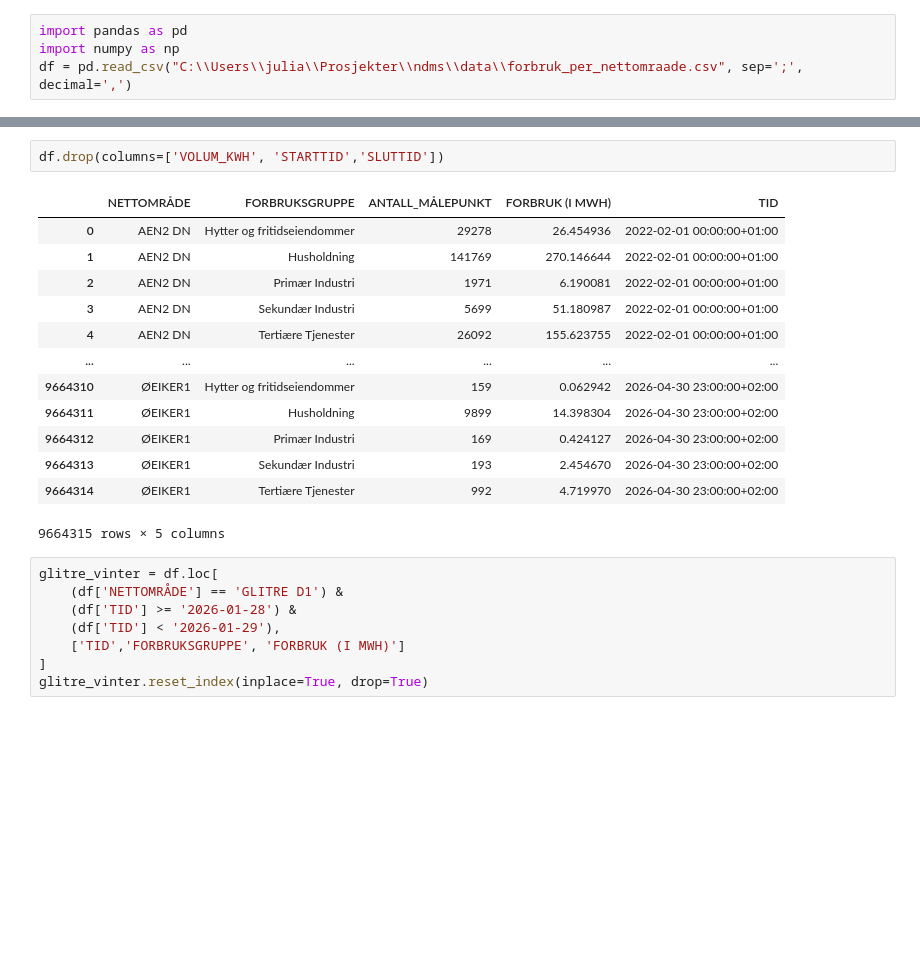
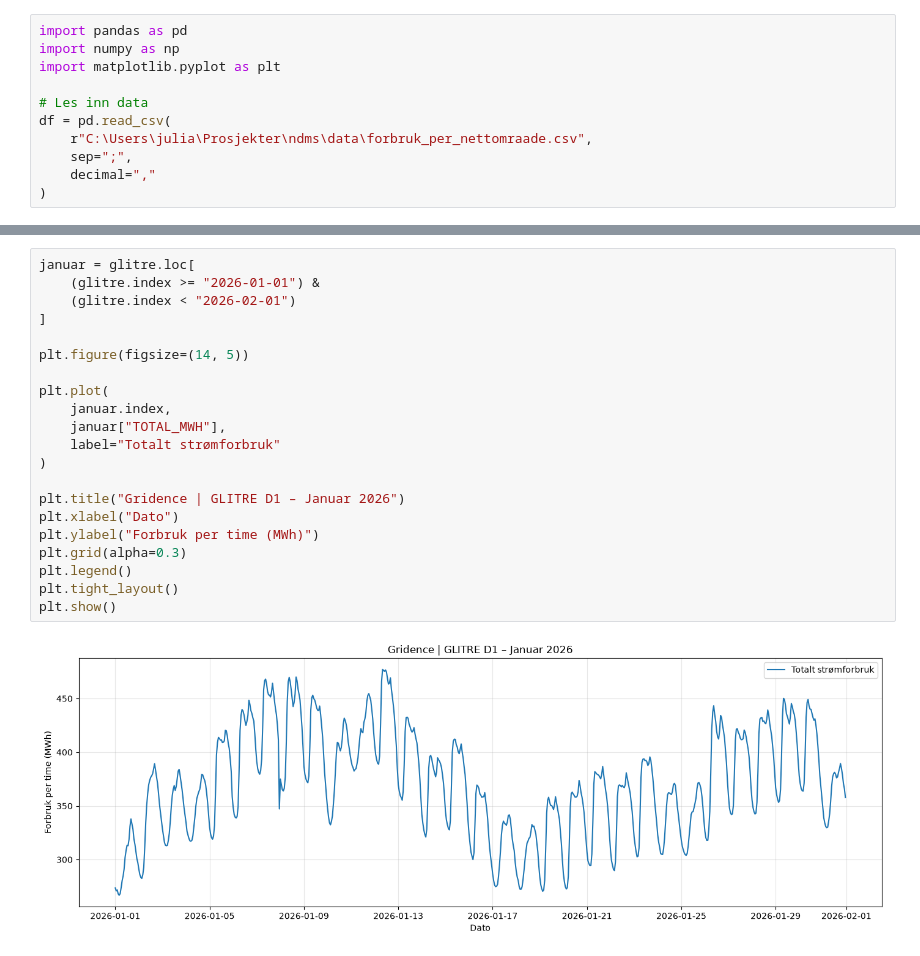
Before and after one commit to jya2002/Gridence, a Jupyter notebook: src/load_data.ipynb, the cells around one changed output, grey strips where cells are left out. Drawn from its saved outputs; the diff is of its cells as text; blank space fills up the shorter version.

```diff
--- a/src/load_data.ipynb
+++ b/src/load_data.ipynb
@@ -1,5 +1,12 @@
 # %%
 import pandas as pd
 import numpy as np
-df = pd.read_csv("C:\\Users\\julia\\Prosjekter\\ndms\\data\\forbruk_per_nettomraade.csv", sep=';', decimal=',')
+import matplotlib.pyplot as plt
+
+# Les inn data
+df = pd.read_csv(
+    r"C:\Users\julia\Prosjekter\ndms\data\forbruk_per_nettomraade.csv",
+    sep=";",
+    decimal=","
+)
 # %%
@@ -10,24 +62,23 @@ df['FORBRUK (I MWH)'] = pd.to_numeric(df['FORBRUK (I MWH)'], errors='coerce').as
 # %%
-df.drop(columns=['VOLUM_KWH', 'STARTTID','SLUTTID'])
+januar = glitre.loc[
+    (glitre.index >= "2026-01-01") &
+    (glitre.index < "2026-02-01")
+]
+
+plt.figure(figsize=(14, 5))
+
+plt.plot(
+    januar.index,
+    januar["TOTAL_MWH"],
+    label="Totalt strømforbruk"
+)
+
+plt.title("Gridence | GLITRE D1 – Januar 2026")
+plt.xlabel("Dato")
+plt.ylabel("Forbruk per time (MWh)")
+plt.grid(alpha=0.3)
+plt.legend()
+plt.tight_layout()
+plt.show()
 # %% [output]
-|  | NETTOMRÅDE | FORBRUKSGRUPPE | ANTALL_MÅLEPUNKT | FORBRUK (I MWH) | TID |
-| 0 | AEN2 DN | Hytter og fritidseiendommer | 29278 | 26.454936 | 2022-02-01 00:00:00+01:00 |
-| 1 | AEN2 DN | Husholdning | 141769 | 270.146644 | 2022-02-01 00:00:00+01:00 |
-| 2 | AEN2 DN | Primær Industri | 1971 | 6.190081 | 2022-02-01 00:00:00+01:00 |
-| 3 | AEN2 DN | Sekundær Industri | 5699 | 51.180987 | 2022-02-01 00:00:00+01:00 |
-| 4 | AEN2 DN | Tertiære Tjenester | 26092 | 155.623755 | 2022-02-01 00:00:00+01:00 |
-| ... | ... | ... | ... | ... | ... |
-| 9664310 | ØEIKER1 | Hytter og fritidseiendommer | 159 | 0.062942 | 2026-04-30 23:00:00+02:00 |
-| 9664311 | ØEIKER1 | Husholdning | 9899 | 14.398304 | 2026-04-30 23:00:00+02:00 |
-| 9664312 | ØEIKER1 | Primær Industri | 169 | 0.424127 | 2026-04-30 23:00:00+02:00 |
-| 9664313 | ØEIKER1 | Sekundær Industri | 193 | 2.454670 | 2026-04-30 23:00:00+02:00 |
-| 9664314 | ØEIKER1 | Tertiære Tjenester | 992 | 4.719970 | 2026-04-30 23:00:00+02:00 |
-9664315 rows × 5 columns
+[figure, added]
-# %%
-glitre_vinter = df.loc[
-    (df['NETTOMRÅDE'] == 'GLITRE D1') &
-    (df['TID'] >= '2026-01-28') &
-    (df['TID'] < '2026-01-29'),
-    ['TID','FORBRUKSGRUPPE', 'FORBRUK (I MWH)']
-]
-glitre_vinter.reset_index(inplace=True, drop=True)
```
Also changed, not shown: parts of 18 cells of this notebook.
